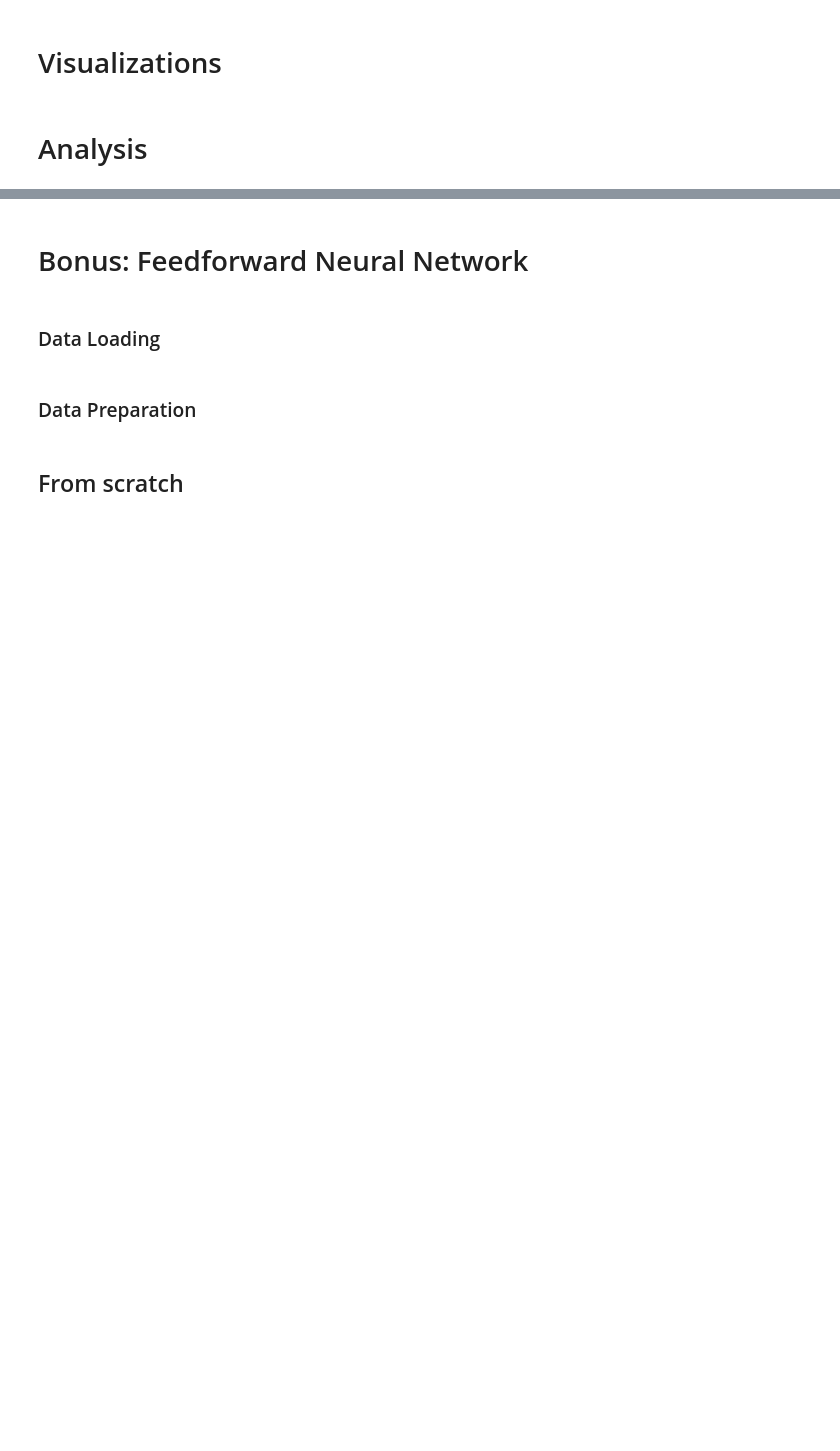
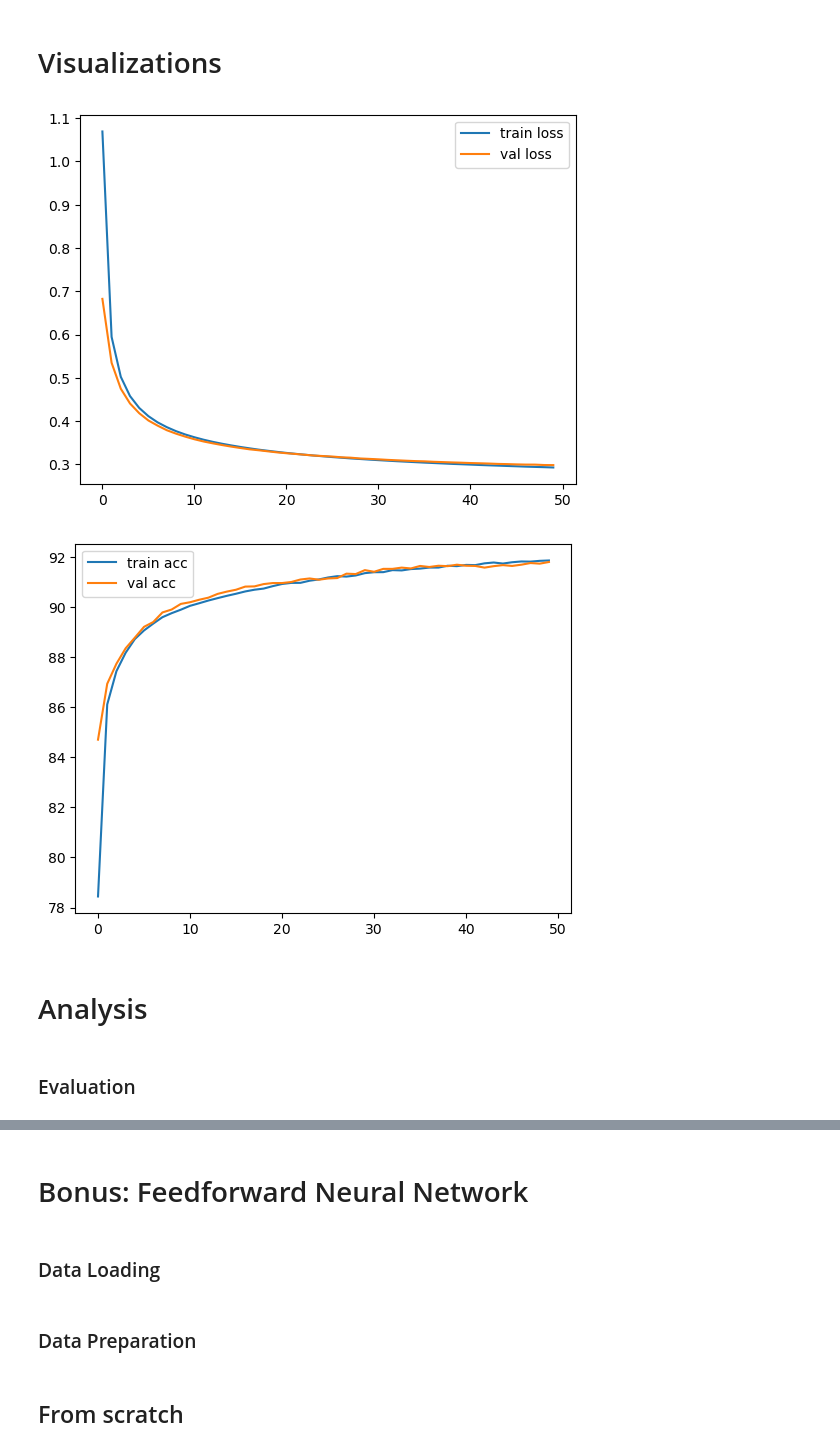
Before and after one commit to RanaMohamed6720/MNIST-Classification-AI, a Jupyter notebook: mnist-dataset.ipynb, the cells around one changed output, grey strips where cells are left out. Cells and saved outputs as stored; diff of their text form; code cells hidden in the pictures; blank space fills up the shorter version.

```diff
--- a/mnist-dataset.ipynb
+++ b/mnist-dataset.ipynb
@@ -116,12 +124,6 @@ class SoftmaxRegression(nn.Module):
 
     def forward(self, x):
         return self.linear(x)
-
-        self.linear = nn.Linear(input_size, num_classes)
-
-    def forward(self, x):
-        return self.linear(x)
-
 # Model setup
 input_size = 28 * 28
 num_classes = 10
@@ -129,17 +131,20 @@ model = SoftmaxRegression(input_size, num_classes)
 
 # Loss function and optimizer
 criterion = nn.CrossEntropyLoss()
-optimizer = optim.SGD(model.parameters(), lr=0.01)
+optimizer = optim.SGD(model.parameters(), lr=0.01) # lr: learning rate
 
 # Training the model
-def train_model(model, train_loader, val_loader, epochs=10):
+def train_model(optimizer, model, train_loader, val_loader, epochs=10):
     train_losses = []
+    train_accuracies = []
     val_losses = []
     val_accuracies = []
 
     for epoch in range(epochs):
         model.train()
         train_loss = 0
+        correct = 0
+        total = 0
         for x_batch, y_batch in train_loader:
             optimizer.zero_grad()
             outputs = model(x_batch)
@@ -147,8 +152,12 @@ def train_model(model, train_loader, val_loader, epochs=10):
             loss.backward()
             optimizer.step()
             train_loss += loss.item()
+            _, predicted = torch.max(outputs, 1)
+            total += y_batch.size(0)
+            correct += (predicted == y_batch).sum().item()
 
         train_losses.append(train_loss / len(train_loader))
+        train_accuracies.append(100 * correct / total)
 
         # Validation
         model.eval()
@@ -169,25 +178,12 @@ def train_model(model, train_loader, val_loader, epochs=10):
 
         print(f"Epoch {epoch + 1}/{epochs}, "
               f"Train Loss: {train_losses[-1]:.4f}, "
+              f"Train Accuracy: {train_accuracies[-1]:.2f}%, "
               f"Val Loss: {val_losses[-1]:.4f}, "
               f"Val Accuracy: {val_accuracies[-1]:.2f}%")
 
-    return train_losses, val_losses, val_accuracies
+    return train_losses, val_losses, train_accuracies, val_accuracies
 
-# Train and visualize results
-train_losses, val_losses, val_accuracies = train_model(model, train_loader, val_loader, epochs=10)
-
-# Visualization
-plt.figure(figsize=(12, 5))
-plt.subplot(1, 2, 1)
-plt.plot(train_losses, label='Training Loss')
-plt.plot(val_losses, label='Validation Loss')
-plt.legend()
-plt.title("Loss Over Epochs")
-
-plt.subplot(1, 2, 2)
-plt.plot(val_accuracies, label='Validation Accuracy')
-plt.legend()
-plt.title("Accuracy Over Epochs")
-plt.show()
+train_losses, val_losses, train_accuracies, val_accuracies = train_model(optimizer,  model, train_loader, val_loader, epochs=50)
+history = {"loss": train_losses, "val_loss": val_losses, "accuracy" : train_accuracies, "val_accuracy": val_accuracies}
 # %% [output]
@@ -205,4 +207,11 @@ Epoch 10/10, Train Loss: 0.3695, Val Loss: 0.3644, Val Accuracy: 90.01%
 # %% [markdown]
 # Visualizations
+# %%
+acc_loss_plots(history)
+# %% [output]
+[figure, added]
+[figure, added]
 # %% [markdown]
 # Analysis
+# %% [markdown]
+### Evaluation
```
Also changed, not shown: parts of 35 cells of this notebook.
